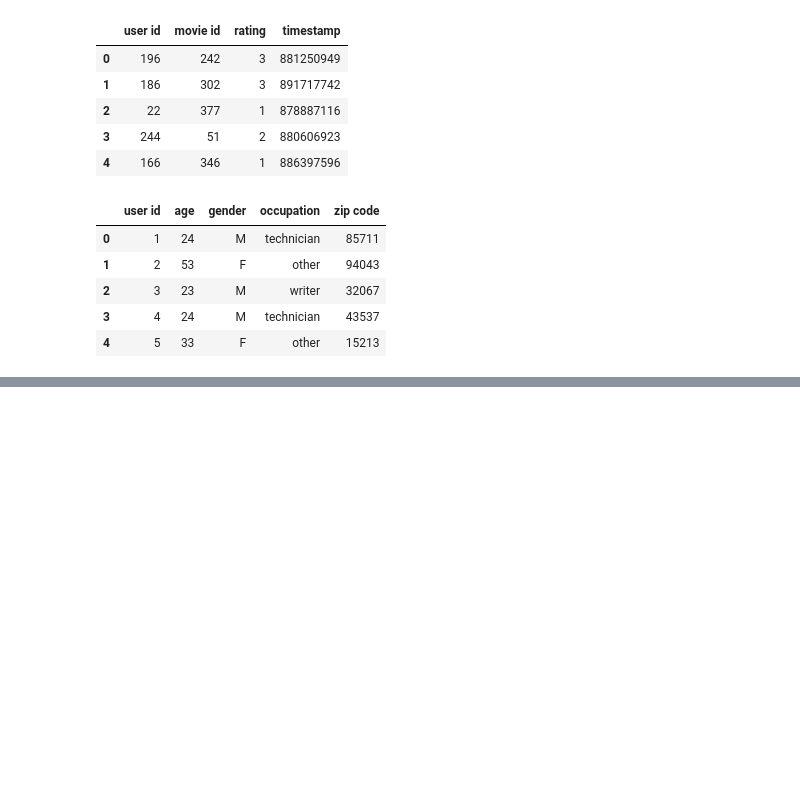
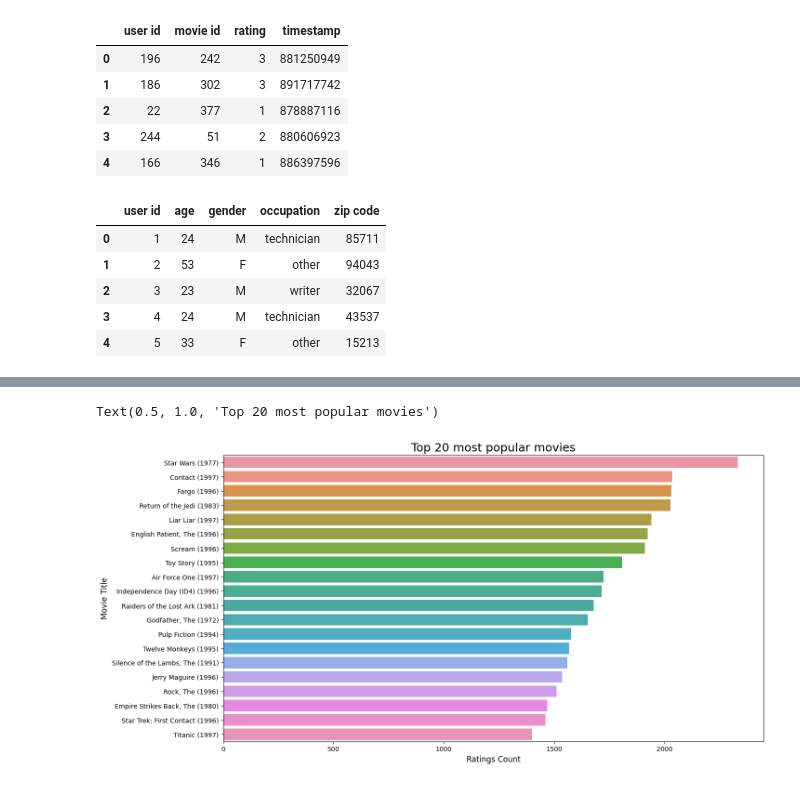
Before and after one commit to RPChinhara/cold-start-recommender, a Jupyter notebook: cold-start-recommender.ipynb, the cells around one changed output, grey strips where cells are left out. Saved outputs shown, nothing was run; the diff lists cells and outputs as text; code cells hidden in the pictures; blank space fills up the shorter version.

```diff
--- a/cold-start-recommender.ipynb
+++ b/cold-start-recommender.ipynb
@@ -97,0 +147,13 @@ genre
+# %%
+# top popular movies
+top_popular = df.sort_values('rating_count', ascending=False)
+# taking top 20 movies
+top_popular = top_popular[:20]
+plt.figure(figsize = (15,8))
+sns.barplot(data = top_popular, y = 'movie title', x = 'rating_count')
+plt.ylabel('Movie Title', fontsize = 12)
+plt.xlabel('Ratings Count', fontsize = 12)
+plt.title('Top 20 most popular movies', fontsize = 18)
+# %% [output]
+Text(0.5, 1.0, 'Top 20 most popular movies')
+[figure, added]
```
Also changed, not shown: parts of 14 cells of this notebook.
